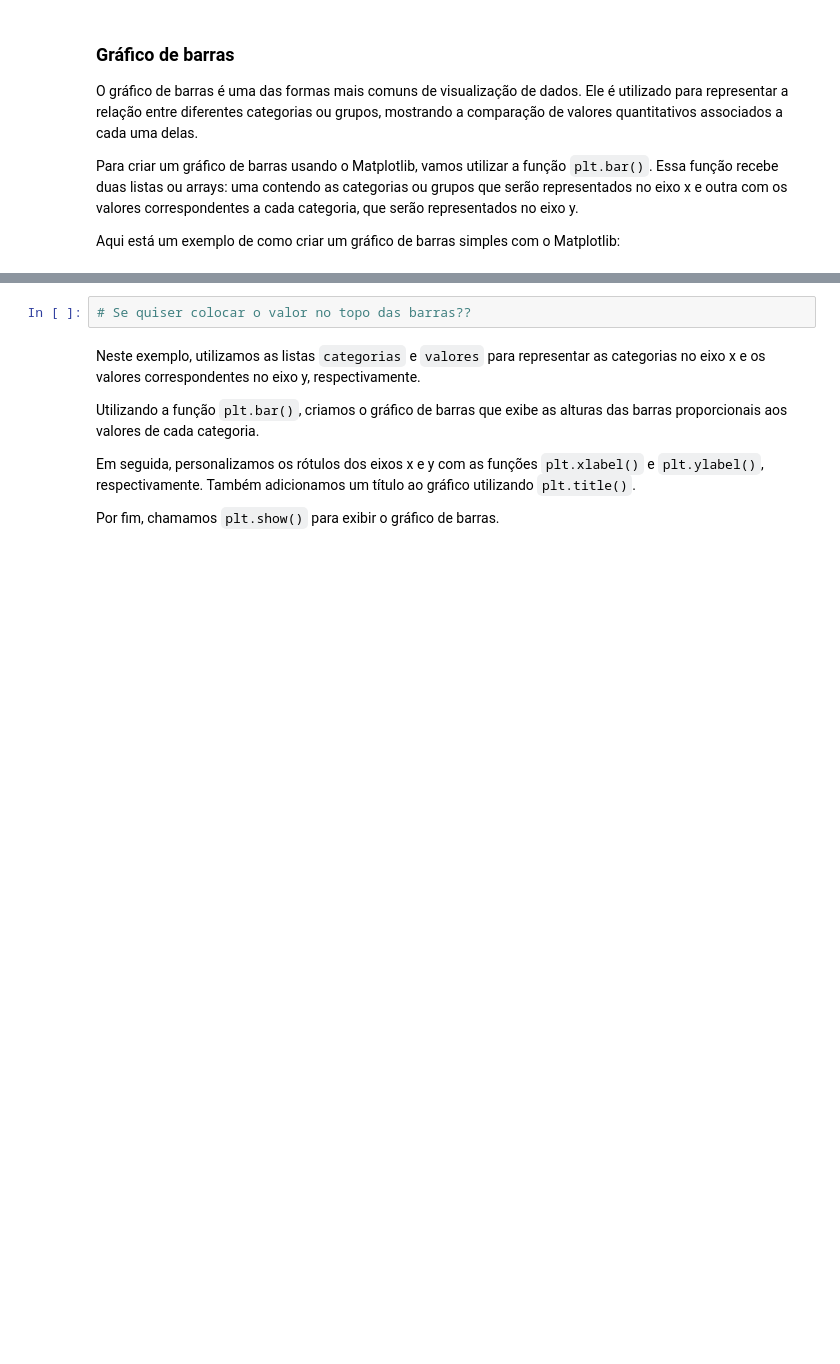
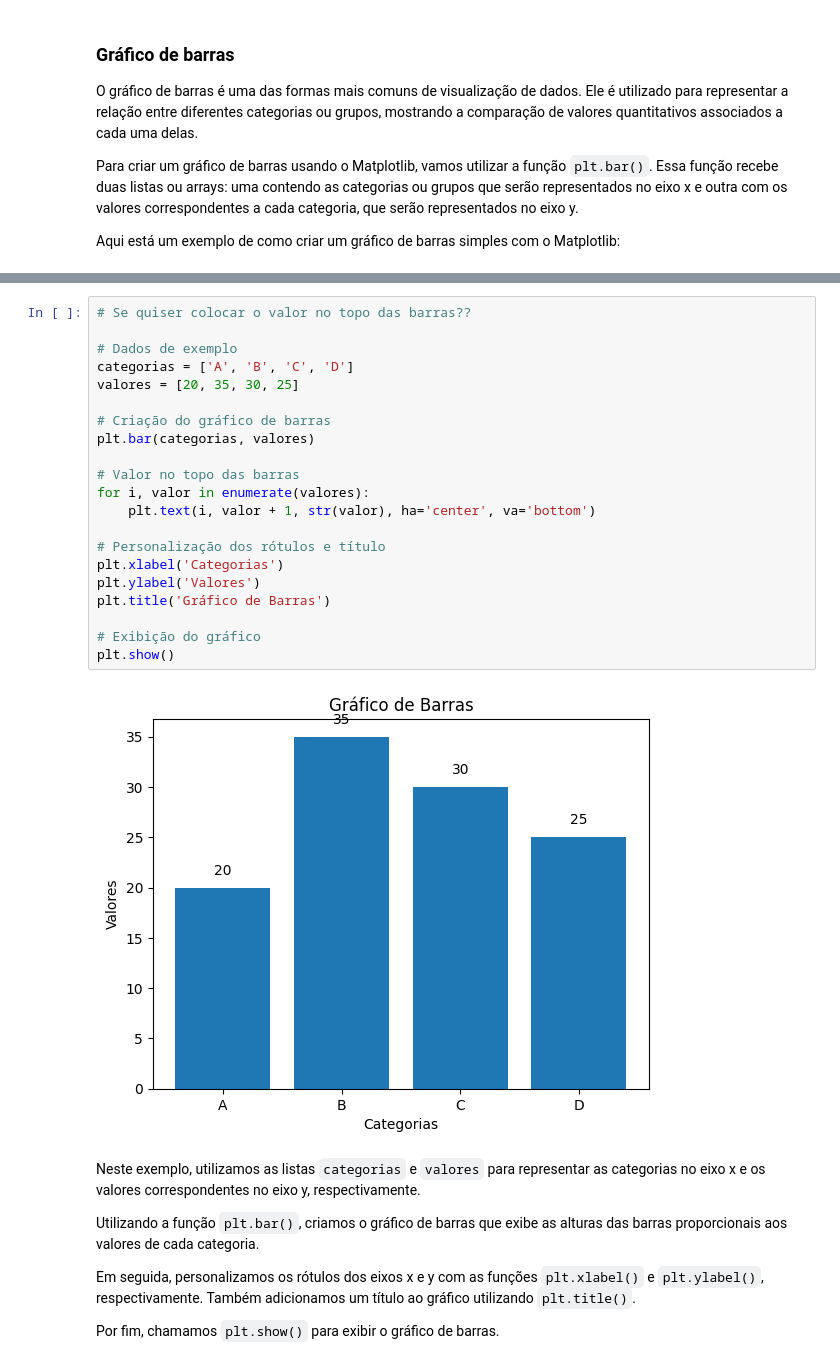
Before and after one commit to eduardovergine/Introducao-aCiencia-de-Dados, a Jupyter notebook: Estudo_Dirigido_Visualizacao_Dados.ipynb, the cells around one changed output, grey strips where cells are left out. Drawn from its saved outputs; the diff is of its cells as text; blank space fills up the shorter version.

```diff
--- a/Estudo_Dirigido_Visualizacao_Dados.ipynb
+++ b/Estudo_Dirigido_Visualizacao_Dados.ipynb
@@ -574,5 +591,26 @@ plt.show()
-# %%
-# Se quiser colocar o valor no topo das barras??
+# %%
+# Se quiser colocar o valor no topo das barras??
+
+# Dados de exemplo
+categorias = ['A', 'B', 'C', 'D']
+valores = [20, 35, 30, 25]
+
+# Criação do gráfico de barras
+plt.bar(categorias, valores)
+
+# Valor no topo das barras
+for i, valor in enumerate(valores):
+    plt.text(i, valor + 1, str(valor), ha='center', va='bottom')
+
+# Personalização dos rótulos e título
+plt.xlabel('Categorias')
+plt.ylabel('Valores')
+plt.title('Gráfico de Barras')
+
+# Exibição do gráfico
+plt.show()
+# %% [output]
+[figure, added]
 # %% [markdown]
 Neste exemplo, utilizamos as listas `categorias` e `valores` para representar as categorias no eixo x e os valores correspondentes no eixo y, respectivamente.
 
```
Also changed, not shown: parts of 19 cells of this notebook.
